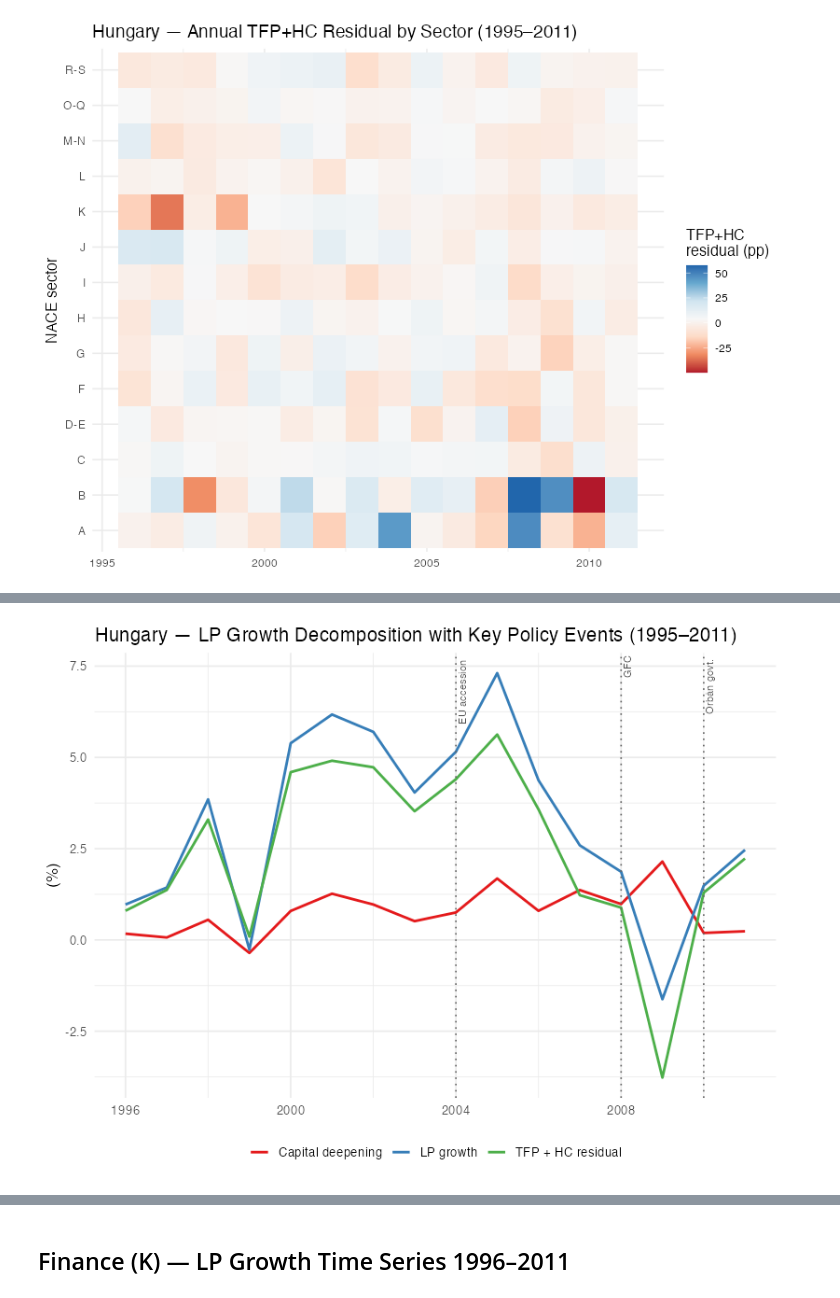
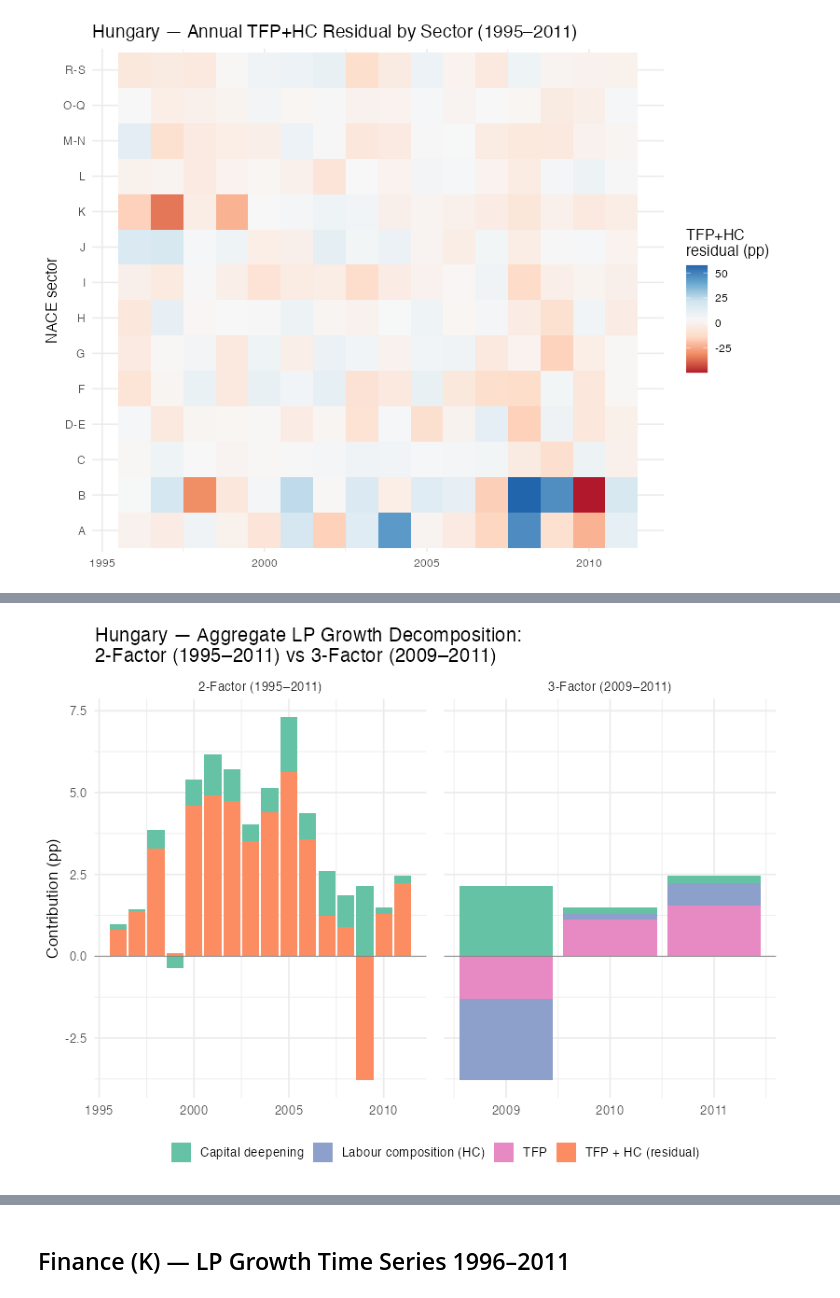
Before and after one commit to kaif1808/imHungary, a Jupyter notebook: hungary_growth_accounting-2.ipynb, the cells around one changed output, grey strips where cells are left out. Saved outputs shown, nothing was run; the diff lists cells and outputs as text; code cells hidden in the pictures.

```diff
--- a/hungary_growth_accounting-2.ipynb
+++ b/hungary_growth_accounting-2.ipynb
@@ -702,34 +817,73 @@ decomp_sect |>
 # %% [output]
 [figure]
 # %%
-# Highlight key periods
-events <- tibble(
-  year  = c(2004, 2008, 2010),
-  label = c("EU accession", "GFC", "Orbán govt.")
-)
+# ══════════════════════════════════════════════════════════════════════════════
+# AGGREGATE LEVEL: 2-FACTOR (FULL 1995–2011) vs 3-FACTOR (2009–2011)
+# ══════════════════════════════════════════════════════════════════════════════
 
-decomp_agg |>
+# 1. Two-factor decomposition at aggregate level (all available years)
+decomp_agg_2f_all <- decomp_agg |>
   filter(!is.na(g_y)) |>
-  mutate(tfp_residual_2f = g_y - cap_contrib) |>
-  select(year, total_growth, cap_contrib, tfp_residual_2f) |>
-  pivot_longer(-year, names_to = "series", values_to = "value") |>
-  mutate(series = recode(series,
-    total_growth    = "LP growth",
-    cap_contrib     = "Capital deepening",
-    tfp_residual_2f = "TFP + HC residual"
-  )) |>
-  ggplot(aes(x = year, y = value, colour = series)) +
-  geom_line(linewidth = 1) +
-  geom_vline(data = events, aes(xintercept = year),
-             linetype = "dotted", colour = "grey40") +
-  geom_text(data = events, aes(x = year, y = Inf, label = label),
-            inherit.aes = FALSE, angle = 90, vjust = 1.3, hjust = 1.1,
-            size = 3, colour = "grey30") +
-  scale_colour_brewer(palette = "Set1") +
+  mutate(
+    tfp_hc_residual = g_y - cap_contrib,
+    period = "2-Factor (1995–2011)"
+  ) |>
+  select(year, period, g_y, cap_contrib, tfp_hc_residual)
+
+# 2. Three-factor decomposition at aggregate level (2009–2011 where LAB_QI available)
+decomp_agg_3f_recent <- decomp_agg |>
+  filter(year >= 2009, year <= 2011, !is.na(hc_contrib)) |>
+  mutate(
+    period = "3-Factor (2009–2011)"
+  ) |>
+  select(year, period, g_y = total_growth, cap_contrib, hc_contrib, tfp_contrib)
+
+# Stack and visualize
+decomp_agg_combined <- bind_rows(
+  decomp_agg_2f_all |>
+    pivot_longer(cols = c(cap_contrib, tfp_hc_residual),
+                 names_to = "component", values_to = "value"),
+  decomp_agg_3f_recent |>
+    pivot_longer(cols = c(cap_contrib, hc_contrib, tfp_contrib),
+                 names_to = "component", values_to = "value")
+) |>
+  mutate(component = recode(component,
+    cap_contrib      = "Capital deepening",
+    tfp_hc_residual  = "TFP + HC (residual)",
+    hc_contrib       = "Labour composition (HC)",
+    tfp_contrib      = "TFP"
+  ))
+
+# Plot: stacked decomposition over time (separate panels for 2F and 3F periods)
+decomp_agg_combined |>
+  mutate(year = as.integer(year)) |>
+  ggplot(aes(x = year, y = value, fill = component)) +
+  geom_col(position = "stack") +
+  geom_hline(yintercept = 0, colour = "grey50", linewidth = 0.3) +
+  facet_wrap(~period, scales = "free_x") +
+  scale_fill_manual(
+    values = c(
+      "Capital deepening"     = "#66c2a5",
+      "TFP + HC (residual)"   = "#fc8d62",
+      "Labour composition (HC)" = "#8da0cb",
+      "TFP"                   = "#e78ac3"
+    )
+  ) +
   labs(
-    title = "Hungary — LP Growth Decomposition with Key Policy Events (1995–2011)",
-    x = NULL, y = "(%)", colour = NULL
+    title = "Hungary — Aggregate LP Growth Decomposition:\n2-Factor (1995–2011) vs 3-Factor (2009–2011)",
+    x = NULL, y = "Contribution (pp)", fill = NULL
   ) +
   theme_minimal(base_size = 13) +
-  theme(legend.position = "bottom")
+  theme(legend.position = "bottom", panel.spacing = unit(1, "lines"))
+
+# Print summary by period
+cat("\n=== AGGREGATE 2-FACTOR DECOMPOSITION (1995–2011) ===\n")
+decomp_agg_2f_all |>
+  arrange(year) |>
+  print(n = Inf)
+
+cat("\n=== AGGREGATE 3-FACTOR DECOMPOSITION (2009–2011) ===\n")
+decomp_agg_3f_recent |>
+  arrange(year) |>
+  print(n = Inf)
 # %% [output]
@@ -736 +907 @@ decomp_agg |>
-[figure, old version]
+[figure, new version]
```
Also changed, not shown: parts of 16 cells of this notebook, 8 other files.
